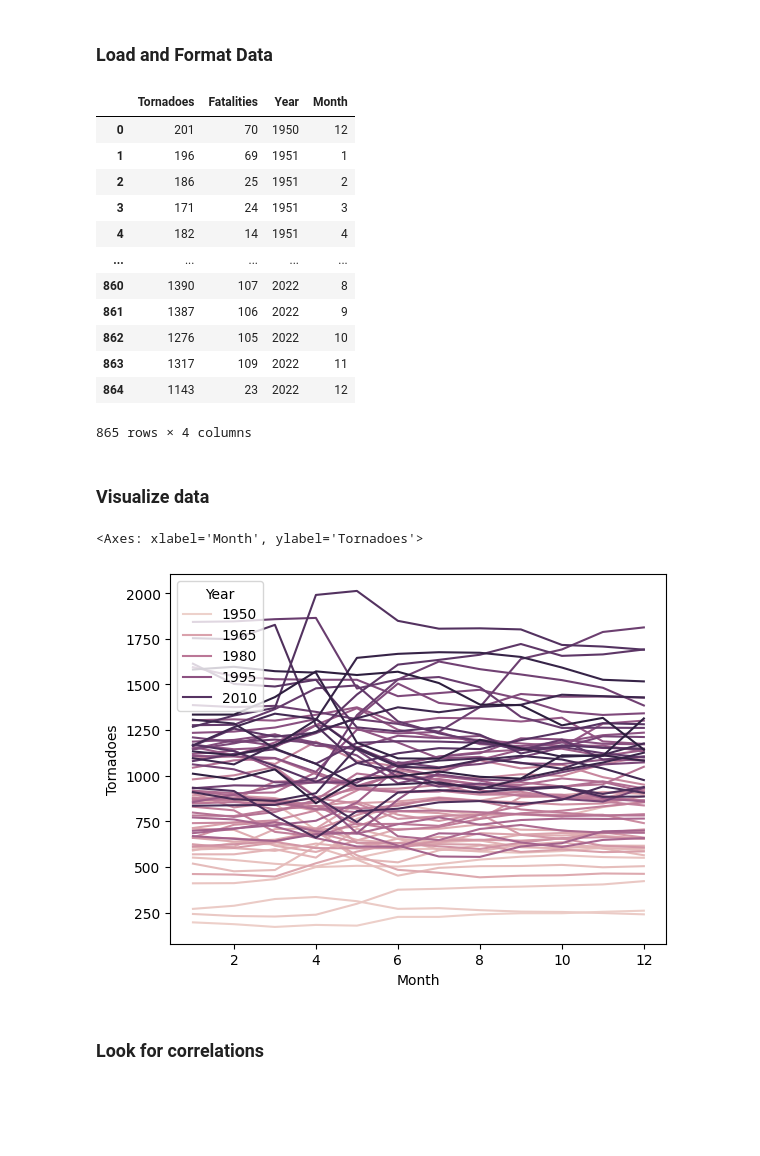
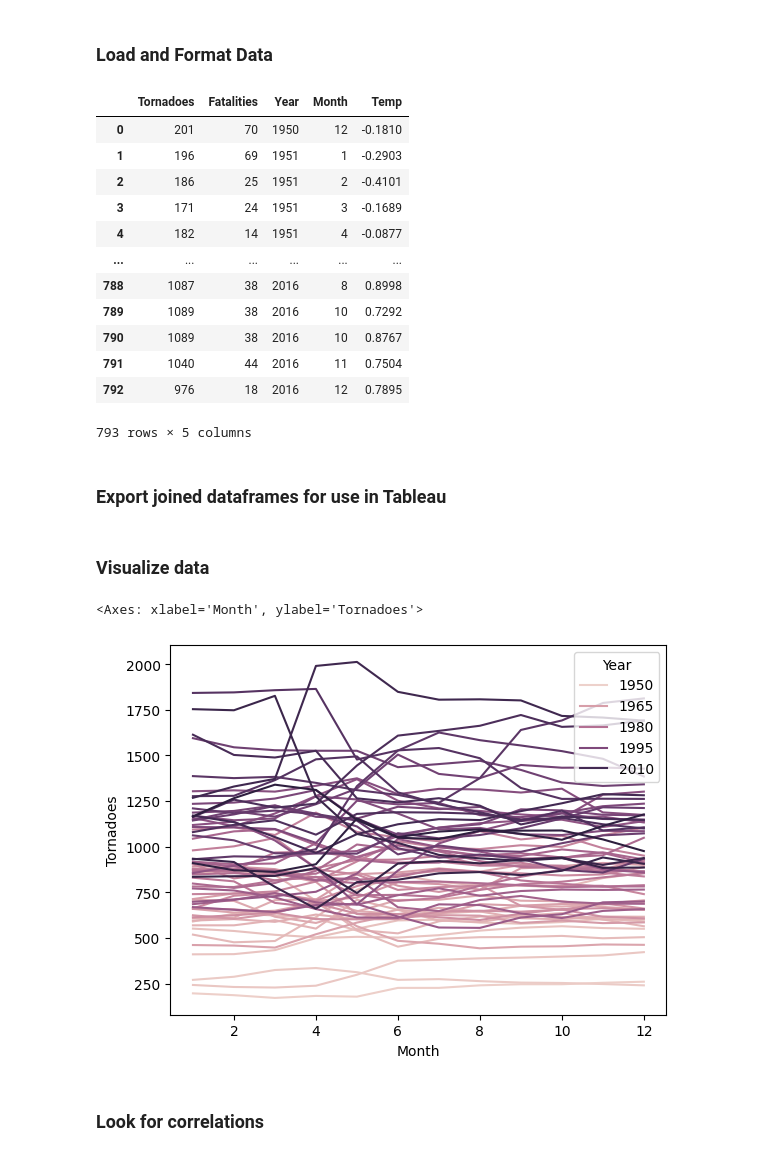
Before and after one commit to PopsicleMud/tornado-history, a Jupyter notebook: tornado-history.ipynb, the cells around one changed output. Drawn from its saved outputs; the diff is of its cells as text; code cells hidden in the pictures; blank space fills up the shorter version.

```diff
--- a/tornado-history.ipynb
+++ b/tornado-history.ipynb
@@ -15,36 +18,54 @@ from sklearn.metrics import r2_score, mean_squared_error
 # %% [markdown]
 ### Load and Format Data
 # %%
-df = pd.read_csv('data.csv')
+# Read and clean Tordado data
+
+tornado_df = pd.read_csv('data.csv')
 
 # split year and month
-df['Year'] = df['Date'].astype(str).str[:4]
-df['Month'] = df['Date'].astype(str).str[-2:]
+tornado_df['Year'] = tornado_df['Date'].astype(str).str[:4]
+tornado_df['Month'] = tornado_df['Date'].astype(str).str[-2:]
 
 # Drop original "date" column
-df.drop(columns = ["Date"], inplace = True)
+tornado_df.drop(columns = ["Date"], inplace = True)
 
 # Drop preliminary data (rows with asterisks)
-df = df[df['Tornadoes'].str[-1:] != '*']
+tornado_df = tornado_df[tornado_df['Tornadoes'].str[-1:] != '*']
 
 # convert all columns to int32
-df['Month'] = df['Month'].astype('int32')
-df['Year'] = df['Year'].astype('int32')
-df['Tornadoes'] = df['Tornadoes'].astype('int32')
-df['Fatalities'] = df['Fatalities'].astype('int32')
+tornado_df['Month'] = tornado_df['Month'].astype('int32')
+tornado_df['Year'] = tornado_df['Year'].astype('int32')
+tornado_df['Tornadoes'] = tornado_df['Tornadoes'].astype('int32')
+tornado_df['Fatalities'] = tornado_df['Fatalities'].astype('int32')
 
+# Read, clean and transform temperature data
+temp_df = pd.read_csv('monthly_temps.csv')
+temp_df.dropna(inplace = True)
+temp_df.drop(columns = ['Source'], inplace=True)
+temp_df['Date'] = pd.to_datetime(temp_df['Date'])
+temp_df['Year'] = temp_df['Date'].dt.year
+temp_df['Month'] = temp_df['Date'].dt.month
+temp_df.drop_duplicates(subset='Date')
+temp_df.drop(columns = ['Date'], inplace=True)
+temp_df.rename(columns = {'Mean':'Temp'}, inplace=True)
+
+# Join Temp and Tornado data
+
+df = pd.merge(tornado_df, temp_df)
 df
 # %% [output]
-|  | Tornadoes | Fatalities | Year | Month |
-| 0 | 201 | 70 | 1950 | 12 |
-| 1 | 196 | 69 | 1951 | 1 |
-| 2 | 186 | 25 | 1951 | 2 |
-| 3 | 171 | 24 | 1951 | 3 |
-| 4 | 182 | 14 | 1951 | 4 |
-| ... | ... | ... | ... | ... |
-| 860 | 1390 | 107 | 2022 | 8 |
-| 861 | 1387 | 106 | 2022 | 9 |
-| 862 | 1276 | 105 | 2022 | 10 |
-| 863 | 1317 | 109 | 2022 | 11 |
-| 864 | 1143 | 23 | 2022 | 12 |
+|  | Tornadoes | Fatalities | Year | Month | Temp |
+| 0 | 201 | 70 | 1950 | 12 | -0.1810 |
+| 1 | 196 | 69 | 1951 | 1 | -0.2903 |
+| 2 | 186 | 25 | 1951 | 2 | -0.4101 |
+| 3 | 171 | 24 | 1951 | 3 | -0.1689 |
+| 4 | 182 | 14 | 1951 | 4 | -0.0877 |
+| ... | ... | ... | ... | ... | ... |
+| 788 | 1087 | 38 | 2016 | 8 | 0.8998 |
+| 789 | 1089 | 38 | 2016 | 10 | 0.7292 |
+| 790 | 1089 | 38 | 2016 | 10 | 0.8767 |
+| 791 | 1040 | 44 | 2016 | 11 | 0.7504 |
+| 792 | 976 | 18 | 2016 | 12 | 0.7895 |
-865 rows × 4 columns
+793 rows × 5 columns
+# %% [markdown]
+### Export joined dataframes for use in Tableau
@@ -54,7 +77,7 @@ df
 sns.lineplot(data = df, x = 'Month', y = 'Tornadoes', hue = 'Year')
 # %% [output]
 <Axes: xlabel='Month', ylabel='Tornadoes'>
-[figure, old version]
+[figure, new version]
 # %% [markdown]
 ### Look for correlations
 # %%
```
Also changed, not shown: parts of 8 cells of this notebook, 2 other files.
